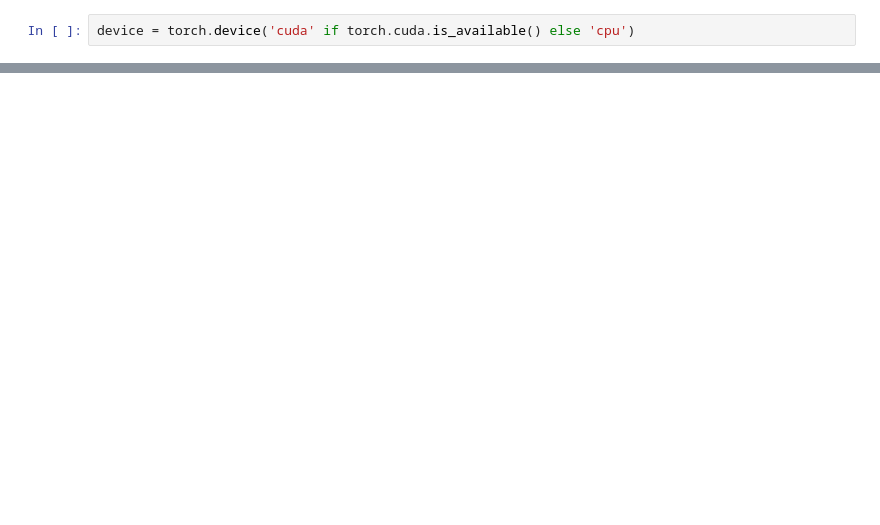
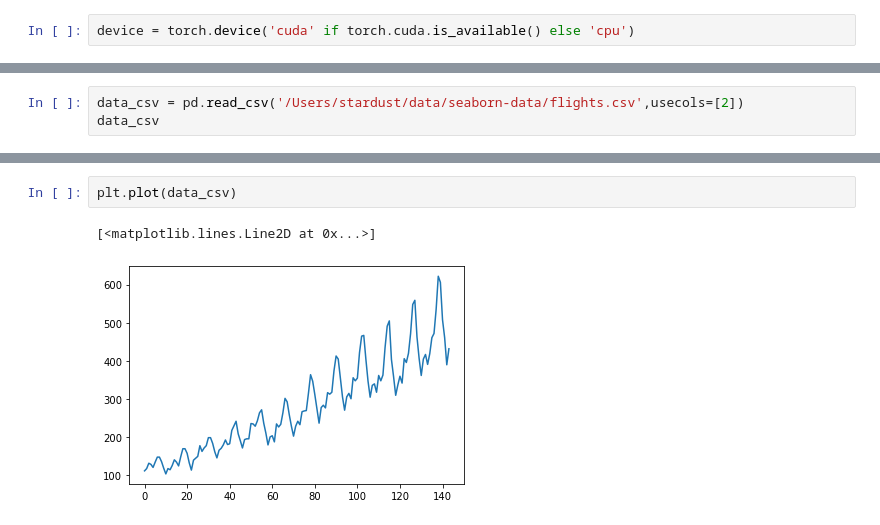
Before and after one commit to shootingstar123/DeepLearningStardustProjects, a Jupyter notebook: pytorch/PytorchTest.ipynb, the cells around one changed output, grey strips where cells are left out. Saved outputs shown, nothing was run; the diff lists cells and outputs as text; blank space fills up the shorter version.

```diff
--- a/pytorch/PytorchTest.ipynb
+++ b/pytorch/PytorchTest.ipynb
@@ -189,0 +8,3 @@ ModuleNotFoundError: No module named 'jieba'
+# %%
+data_csv = pd.read_csv('/Users/stardust/data/seaborn-data/flights.csv',usecols=[2])
+data_csv
@@ -189,0 +25,5 @@ ModuleNotFoundError: No module named 'jieba'
+# %%
+plt.plot(data_csv)
+# %% [output]
+[<matplotlib.lines.Line2D at 0x...>]
+[figure, added]
```
Also changed, not shown: parts of 25 cells of this notebook.
